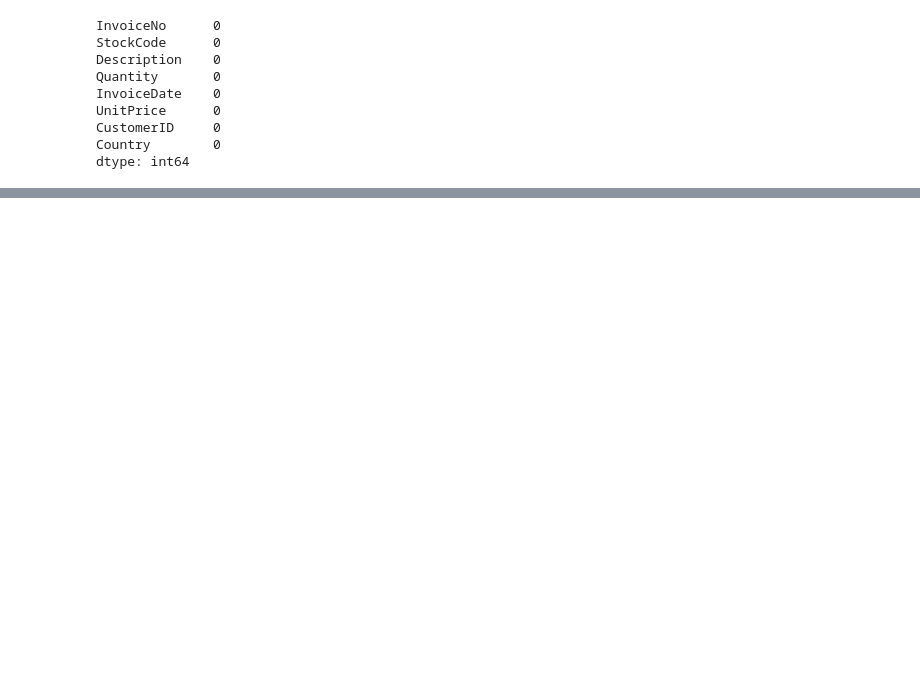
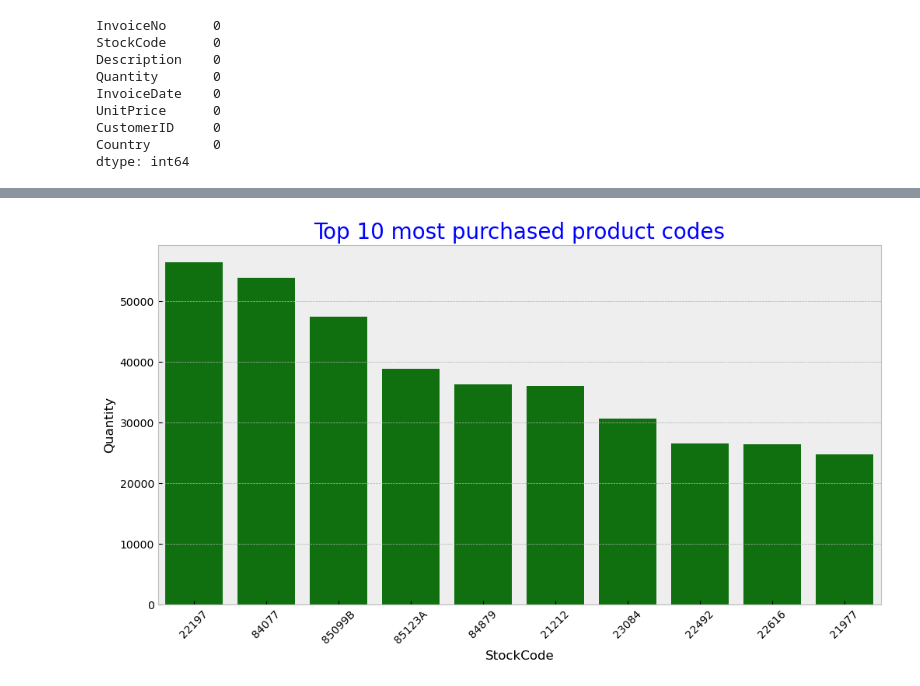
Before and after one commit to nmkhan9/Analyze_online_retail_transaction_data, a Jupyter notebook: Analysis_online.ipynb, the cells around one changed output, grey strips where cells are left out. Cells and saved outputs as stored; diff of their text form; code cells hidden in the pictures; blank space fills up the shorter version.

```diff
--- a/Analysis_online.ipynb
+++ b/Analysis_online.ipynb
@@ -185,0 +179,3 @@ plt.show()
+# %%
+chart3=df.groupby('StockCode')['Quantity'].sum().reset_index().sort_values('Quantity',ascending=False).head(10)
+chart3
@@ -185,0 +194,14 @@ plt.show()
+# %%
+sns.barplot(
+    data=chart3,
+    x='StockCode',
+    y='Quantity',
+    color='green'
+)
+plt.title('Top 10 most purchased product codes',fontsize=20,color='b')
+plt.xlabel('StockCode')
+plt.xticks(rotation=45)
+plt.ylabel('Quantity')
+plt.show()
+# %% [output]
+[figure, added]
```
Also changed, not shown: parts of 33 cells of this notebook.
